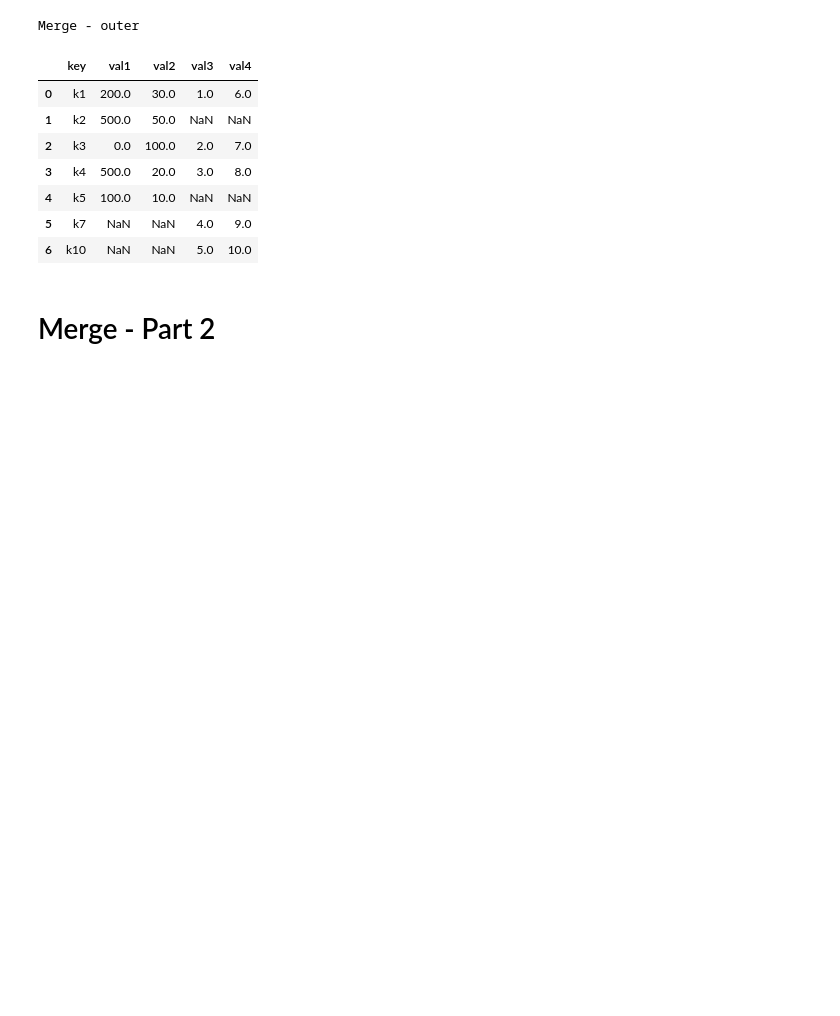
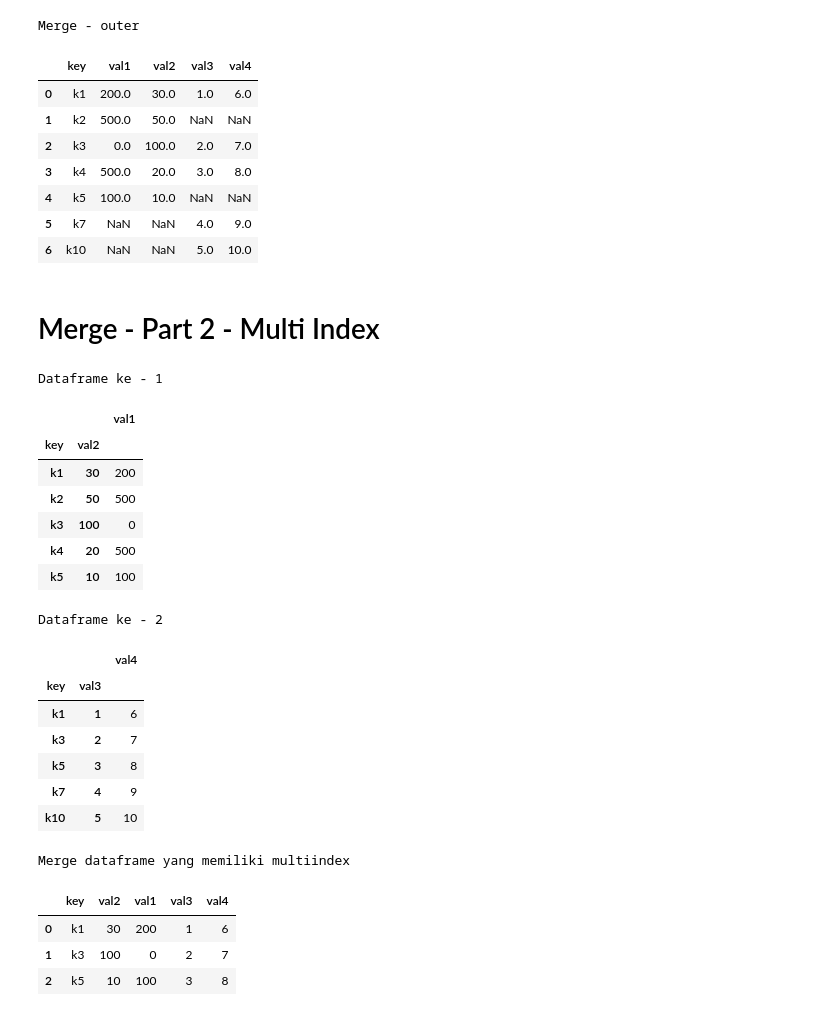
Before and after one commit to UsepSyaikalArifin/DQLab-Academy-Course-Online, a Jupyter notebook: Kelas Fundamental/Data Manipulation With Pandas - Part 2/Jupyter Notebook/main.ipynb, the cells around one changed output. Saved outputs shown, nothing was run; the diff lists cells and outputs as text; code cells hidden in the pictures; blank space fills up the shorter version.

```diff
--- a/Kelas Fundamental/Data Manipulation With Pandas - Part 2/Jupyter Notebook/main.ipynb
+++ b/Kelas Fundamental/Data Manipulation With Pandas - Part 2/Jupyter Notebook/main.ipynb
@@ -153,4 +153,4 @@ Merge - outer
 | 5 | k7 | NaN | NaN | 4.0 | 9.0 |
 | 6 | k10 | NaN | NaN | 5.0 | 10.0 |
 # %% [markdown]
-# Merge - Part 2
+# Merge - Part 2 - Multi Index
@@ -165,0 +157,44 @@ df1 = pd.DataFrame({
+# %%
+# Load dataset
+import pandas as pd
+
+# Membuat dataframe df1 dan df2
+df1 = pd.DataFrame({
+    "key" : ["k1", "k2", "k3", "k4", "k5"],
+    "val1" : [200, 500, 0, 500, 100],
+    "val2" : [30, 50, 100, 20, 10]
+}).set_index(["key","val2"])
+df2 = pd.DataFrame({
+    "key" : ["k1", "k3", "k5", "k7", "k10"],
+    "val3" : [1, 2, 3, 4, 5],
+    "val4" : [6, 7, 8, 9, 10]
+}).set_index(["key","val3"])
+print("Dataframe ke - 1")
+display(df1)
+print("Dataframe ke - 2")
+display(df2)
+print("Merge dataframe yang memiliki multiindex")
+df_merge = pd.merge(df1.reset_index(), df2.reset_index())
+display(df_merge)
+# %% [output]
+Dataframe ke - 1
+|  |  | val1 |
+| key | val2 |  |
+| k1 | 30 | 200 |
+| k2 | 50 | 500 |
+| k3 | 100 | 0 |
+| k4 | 20 | 500 |
+| k5 | 10 | 100 |
+Dataframe ke - 2
+|  |  | val4 |
+| key | val3 |  |
+| k1 | 1 | 6 |
+| k3 | 2 | 7 |
+| k5 | 3 | 8 |
+| k7 | 4 | 9 |
+| k10 | 5 | 10 |
+Merge dataframe yang memiliki multiindex
+|  | key | val2 | val1 | val3 | val4 |
+| 0 | k1 | 30 | 200 | 1 | 6 |
+| 1 | k3 | 100 | 0 | 2 | 7 |
+| 2 | k5 | 10 | 100 | 3 | 8 |
```
Also changed, not shown: parts of 8 cells of this notebook.
